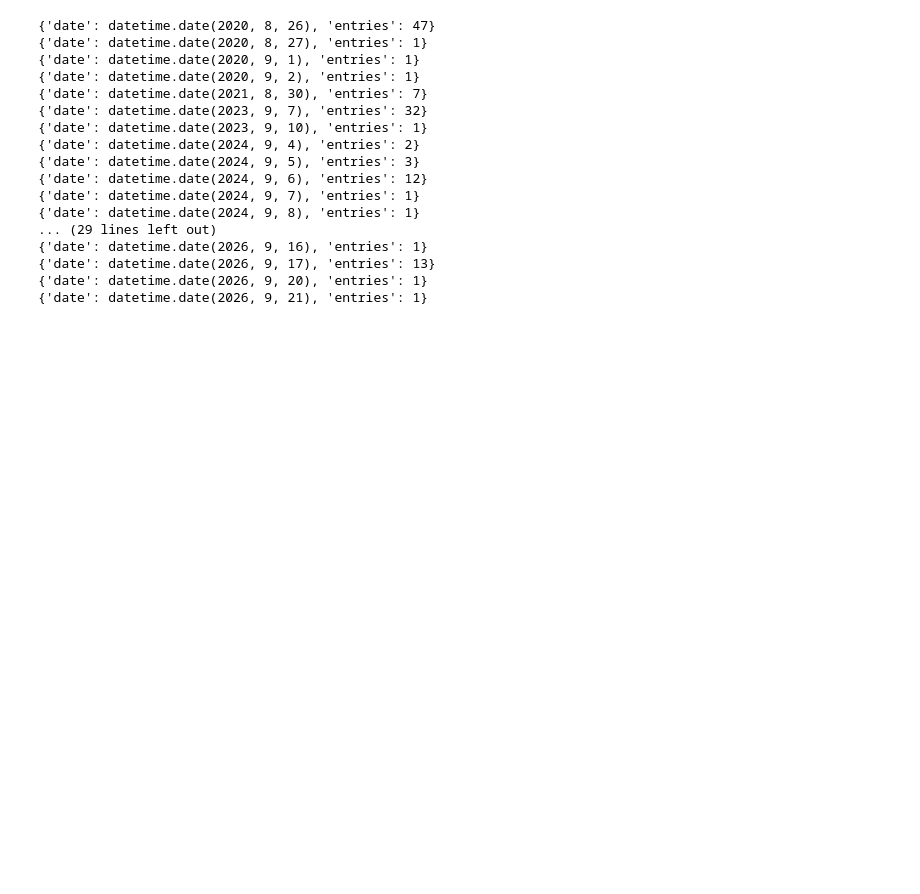
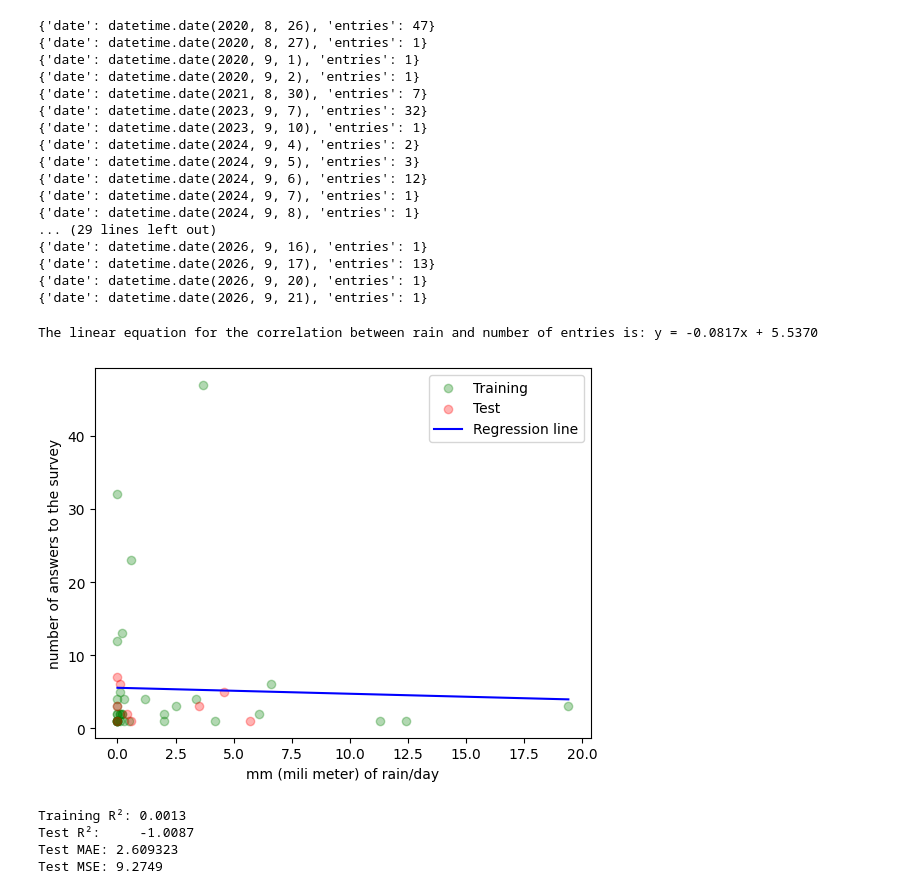
Before and after one commit to hellyhornbek/dmml-group-project, a Jupyter notebook: Assignment 01/Assignment #01 (Dataset)/weather_analysis/weather_correlation.ipynb, the cells around one changed output. Cells and saved outputs as stored; diff of their text form; code cells hidden in the pictures; blank space fills up the shorter version.

```diff
--- a/Assignment 01/Assignment #01 (Dataset)/weather_analysis/weather_correlation.ipynb
+++ b/Assignment 01/Assignment #01 (Dataset)/weather_analysis/weather_correlation.ipynb
@@ -61,0 +70,57 @@ out.to_csv("daily_entries.csv", index = False)
+# %%
+#linear regression
+model = LinearRegression()
+
+df = pd.read_csv("daily_entries_with_rainfall.csv")
+
+X = df[["mm_rain"]]
+y = df["entries"]
+
+#splitting into training and test set
+X_training, X_test, y_training, y_test = train_test_split(
+    X, y, test_size=0.2, random_state=42)
+
+model.fit(X_training, y_training)
+
+#predict values
+y_pred = model.predict(X_test)
+
+intercept = model.intercept_
+slope = model.coef_[0]
+print(f"The linear equation for the correlation between rain and number of entries is: y = {slope:.4f}x + {intercept:.4f} ")
+# %% [output]
+The linear equation for the correlation between rain and number of entries is: y = -0.0817x + 5.5370
+# %%
+plt.scatter(X_training, y_training, alpha=0.3, color="green", label="Training")
+plt.scatter(X_test, y_test, alpha = 0.3, color="red", label="Test")
+plt.xlabel("mm (mili meter) of rain/day")
+plt.ylabel("number of answers to the survey")
+x_line = pd.DataFrame({
+    "mm_rain": np.linspace(X["mm_rain"].min(), X["mm_rain"].max(), 100)
+})
+plt.plot(
+    x_line["mm_rain"],
+    model.predict(x_line),
+    color="blue",
+    label="Regression line"
+)
+plt.legend()
+plt.show()
+# %% [output]
+[figure, added]
+# %%
+
+mae = mean_absolute_error(y_test, y_pred)
+mse = mean_squared_error(y_test, y_pred)
+r2_train = r2_score(y_training, model.predict(X_training))
+r2_test = r2_score(y_test, y_pred)
+
+print(f"Training R²: {r2_train:.4f}")
+print(f"Test R²:     {r2_test:.4f}")
+print(f"Test MAE: {mae:4f}")
+print(f"Test MSE: {mse:.4f}")
+# %% [output]
+Training R²: 0.0013
+Test R²:     -1.0087
+Test MAE: 2.609323
+Test MSE: 9.2749
```
Also changed, not shown: parts of 1 cell of this notebook, 3 other files.
